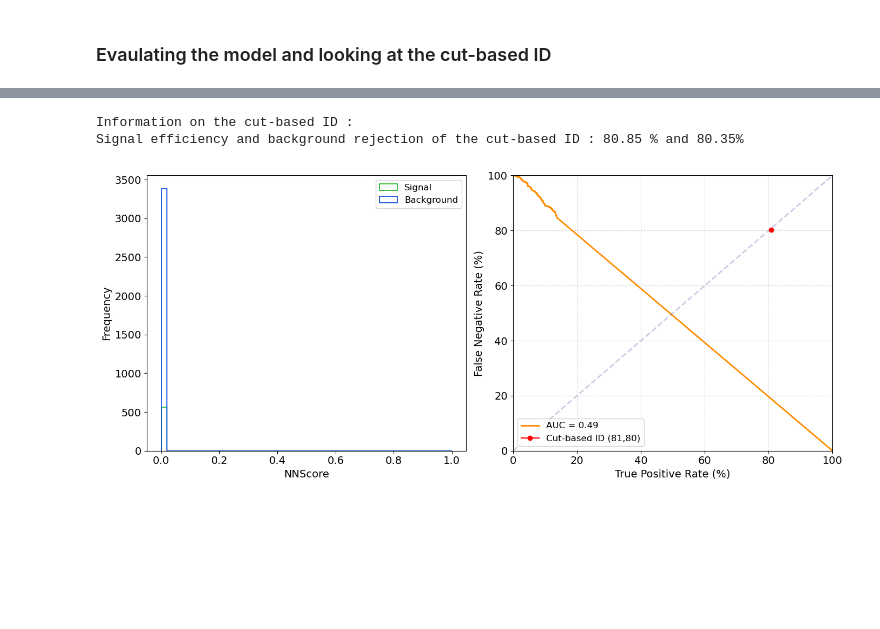
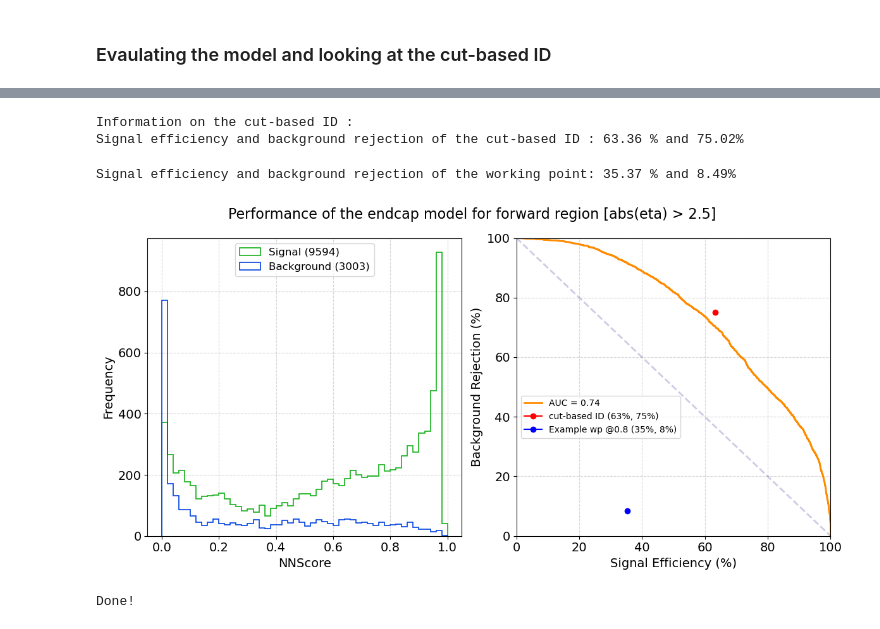
Before and after one commit to phazarik/PFPhotonID-validation-Run3, a Jupyter notebook: Evaluator.ipynb, the cells around one changed output, grey strips where cells are left out. Saved outputs shown, nothing was run; the diff lists cells and outputs as text; code cells hidden in the pictures; blank space fills up the shorter version.

```diff
--- a/Evaluator.ipynb
+++ b/Evaluator.ipynb
@@ -20,11 +25,11 @@ To enable the following instructions: SSE4.1 SSE4.2 AVX AVX2 FMA, in other opera
 # %%
 debug = True
 nrows_ = None
-if debug : nrows_ = 1000
+if debug : nrows_ = 10000
 
 df_gjet = pd.concat([
-    pd.read_csv('FlattenedCSVFiles/df_GJet_PT-10to40.csv', nrows=nrows_),
-    pd.read_csv('FlattenedCSVFiles/df_GJet_PT-40.csv', nrows=nrows_)
+    pd.read_csv('FlattenedCSVFiles/df_GJet_PT-10to40.csv', nrows=100000),
+    pd.read_csv('FlattenedCSVFiles/df_GJet_PT-40.csv', nrows=100000)
 ])
 df_gjet['sample'] = 'gjet'
 df_gjet = df_gjet.reset_index(drop=True)
@@ -256,54 +350,76 @@ data[['phoPt','phoEta','phoPhi','phoMatchingGenPt','isPromptFinalState','isPFPho
 # %%
 # The cut-based PF-ID :
 print('Information on the cut-based ID :')
-backgroundpass=len(data.query('(isPFPhoton == 1) & (truth == 0)'))
-backgroundrej =len(data.query('(isPFPhoton == 0) & (truth == 0)'))
-signalpass    =len(data.query('(isPFPhoton == 1) & (truth == 1)'))
-signalrej     =len(data.query('(isPFPhoton == 0) & (truth == 1)'))
-PF_bkgrej     =( backgroundrej/(backgroundpass+backgroundrej) )*100
-PF_sigeff     =( signalpass/(signalpass+signalrej) )*100
+PF_bkgpass =len(data.query('(isPFPhoton == 1) & (truth == 0)'))
+PF_bkgfail =len(data.query('(isPFPhoton == 0) & (truth == 0)'))
+PF_sigpass =len(data.query('(isPFPhoton == 1) & (truth == 1)'))
+PF_sigfail =len(data.query('(isPFPhoton == 0) & (truth == 1)'))
+PF_bkgrej  =( PF_bkgfail/(PF_bkgpass+PF_bkgfail) )*100
+PF_sigeff  =( PF_sigpass/(PF_sigpass+PF_sigfail) )*100
 print(f'Signal efficiency and background rejection of the cut-based ID : {PF_sigeff:.2f} % and {PF_bkgrej:.2f}%')
 # %% [output]
 Information on the cut-based ID :
-Signal efficiency and background rejection of the cut-based ID : 80.85 % and 80.35%
+Signal efficiency and background rejection of the cut-based ID : 63.36 % and 75.02%
+# %%
+#EGamma working point
+wp = 0.80
+nn_bkgpass =len(data.query(f'(NNScore > {wp}) & (truth == 0)'))
+nn_bkgfail =len(data.query(f'(NNScore < {wp}) & (truth == 0)'))
+nn_sigpass =len(data.query(f'(NNScore > {wp}) & (truth == 1)'))
+nn_sigfail =len(data.query(f'(NNScore < {wp}) & (truth == 1)'))
+nn_bkgrej  =( nn_bkgpass/(nn_bkgpass+nn_bkgfail) )*100
+nn_sigeff  =( nn_sigpass/(nn_sigpass+nn_sigfail) )*100
+print(f'Signal efficiency and background rejection of the working point: {nn_sigeff:.2f} % and {nn_bkgrej:.2f}%')
+# %% [output]
+Signal efficiency and background rejection of the working point: 35.37 % and 8.49%
 # %%
 # Define custom binning for the NNScore
 mybins = np.arange(0, 1.02, 0.02)
 
 # Create the figure and subplots
-fig, axs = plt.subplots(1, 2, figsize=(14, 6))
+fig, axs = plt.subplots(1, 2, figsize=(12, 6))
 
 # Define common histogram properties
 hist_props = {
     'histtype': 'step',
     'density': False,
     'linewidth': 1.2,
 }
 
+nsig = len(data[data['truth']==1])
+nbkg = len(data[data['truth']==0])
 # Left subplot: NNScore distribution
-axs[0].hist(data[data['truth']==1]['NNScore'], bins=mybins, color='xkcd:green', label='Signal', **hist_props)
-axs[0].hist(data[data['truth']==0]['NNScore'], bins=mybins, color='xkcd:blue', label='Background', **hist_props)
+axs[0].hist(data[data['truth']==1]['NNScore'], bins=mybins, color='xkcd:green', label=f'Signal ({nsig})', **hist_props)
+axs[0].hist(data[data['truth']==0]['NNScore'], bins=mybins, color='xkcd:blue', label=f'Background ({nbkg})', **hist_props)
 axs[0].set_xlabel('NNScore', fontsize=14)
 axs[0].set_ylabel('Frequency', fontsize=14)
 axs[0].tick_params(axis='both', which='major', labelsize=14)
-axs[0].legend(fontsize=12)
+axs[0].grid(True, alpha=0.5, linestyle='--')
+axs[0].legend(loc='upper center', fontsize=12)
 
 # Right subplot: ROC curve (assuming you have tpr, fnr, auc_score, PF_sigeff, and PF_bkgrej defined)
 axs[1].plot(tpr, fnr, color='darkorange', lw=2, label=f'AUC = {auc_score:.2f}')
-axs[1].plot([0, 100], [0, 100], color='navy', lw=2, linestyle='--', alpha=0.2)
-axs[1].plot(PF_sigeff, PF_bkgrej, marker='o', color="red", markersize=6, label=f'Cut-based ID ({PF_sigeff:.0f},{PF_bkgrej:.0f})')
-axs[1].set_xlim([0.0, 100.0])
-axs[1].set_ylim([0.0, 100.0])
-axs[1].set_xlabel('True Positive Rate (%)', fontsize=14)
-axs[1].set_ylabel('False Negative Rate (%)', fontsize=14)
+axs[1].plot([0, 100], [100, 0], color='navy', lw=2, linestyle='--', alpha=0.2)
+axs[1].plot(PF_sigeff, PF_bkgrej, marker='o', color="red",  markersize=6, label=f'cut-based ID ({PF_sigeff:.0f}%, {PF_bkgrej:.0f}%)')
+axs[1].plot(nn_sigeff, nn_bkgrej, marker='o', color="blue", markersize=6, label=f'Example wp @{wp} ({nn_sigeff:.0f}%, {nn_bkgrej:.0f}%)')
+axs[1].set_xlim([0, 100])
+axs[1].set_ylim([0, 100])
+axs[1].set_xlabel('Signal Efficiency (%)', fontsize=14)
+axs[1].set_ylabel('Background Rejection (%)', fontsize=14)
 axs[1].tick_params(axis='both', which='major', labelsize=14)
 axs[1].grid(True, alpha=0.5, linestyle='--')
-axs[1].legend(loc='lower left', fontsize=12)
+axs[1].legend(loc='center left', fontsize=10, bbox_to_anchor=(0.0, 0.40))
 
 # Adjust layout
+fig.suptitle(f'Performance of the endcap model for {plotinfo}', fontsize=16)
 plt.tight_layout()
+plt.subplots_adjust(hspace=0.25) #do this after tight layout
 
-# Display the plot
+# Display the plot after saving.
+plt.savefig(f'plots/{figtype}_performance.png', dpi=300)
 plt.show()
+
+print('Done!')
 # %% [output]
-[figure, old version]
+[figure, new version]
+Done!
```
Also changed, not shown: parts of 12 cells of this notebook, 4 other files.
